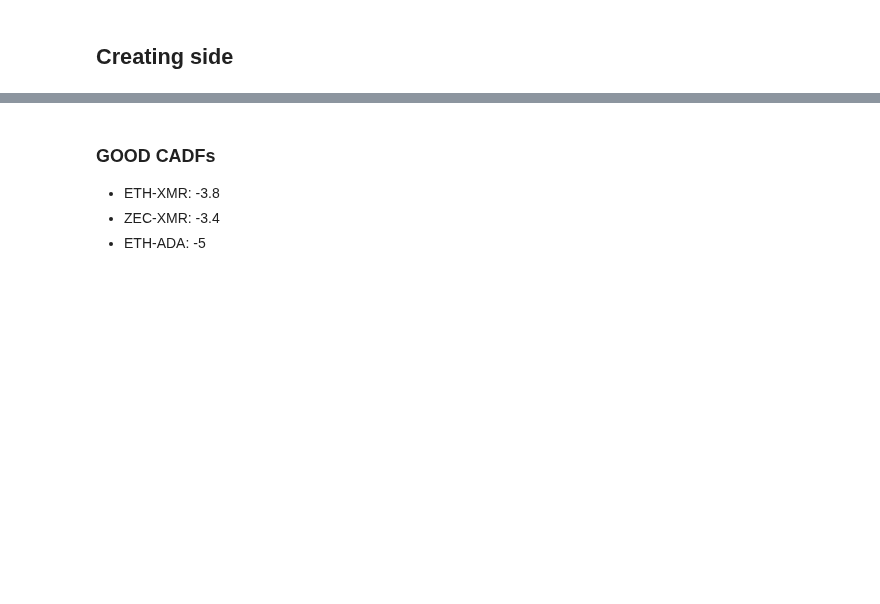
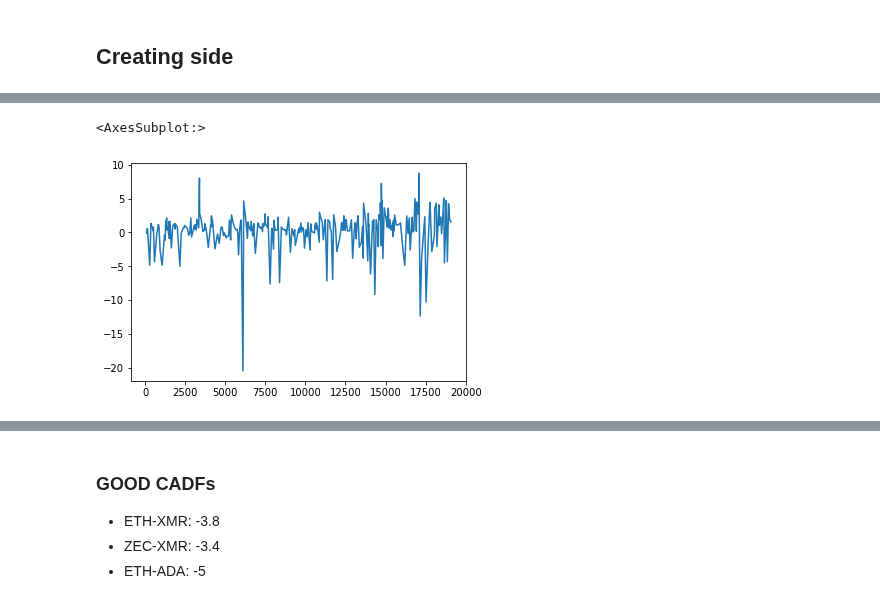
Before and after one commit to sunnymnie/bitcoin-printer, a Jupyter notebook: 3-labelling/2-kalman-filter.ipynb, the cells around one changed output, grey strips where cells are left out. Saved outputs shown, nothing was run; the diff lists cells and outputs as text; code cells hidden in the pictures; blank space fills up the shorter version.

```diff
--- a/3-labelling/2-kalman-filter.ipynb
+++ b/3-labelling/2-kalman-filter.ipynb
@@ -210,3 +219,10 @@ ax2.plot(plot.cusum, color="gray", alpha=.5)
+# %%
+s = pd.Series(cusum).diff()
+s = s[s != 0.]
+s.plot()
+# %% [output]
+<AxesSubplot:>
+[figure, added]
 # %%
 # cadf test
 coint_t, pvalue, crit_value = ts.coint(df['B'], df['A'])
```
Also changed, not shown: parts of 5 cells of this notebook.
